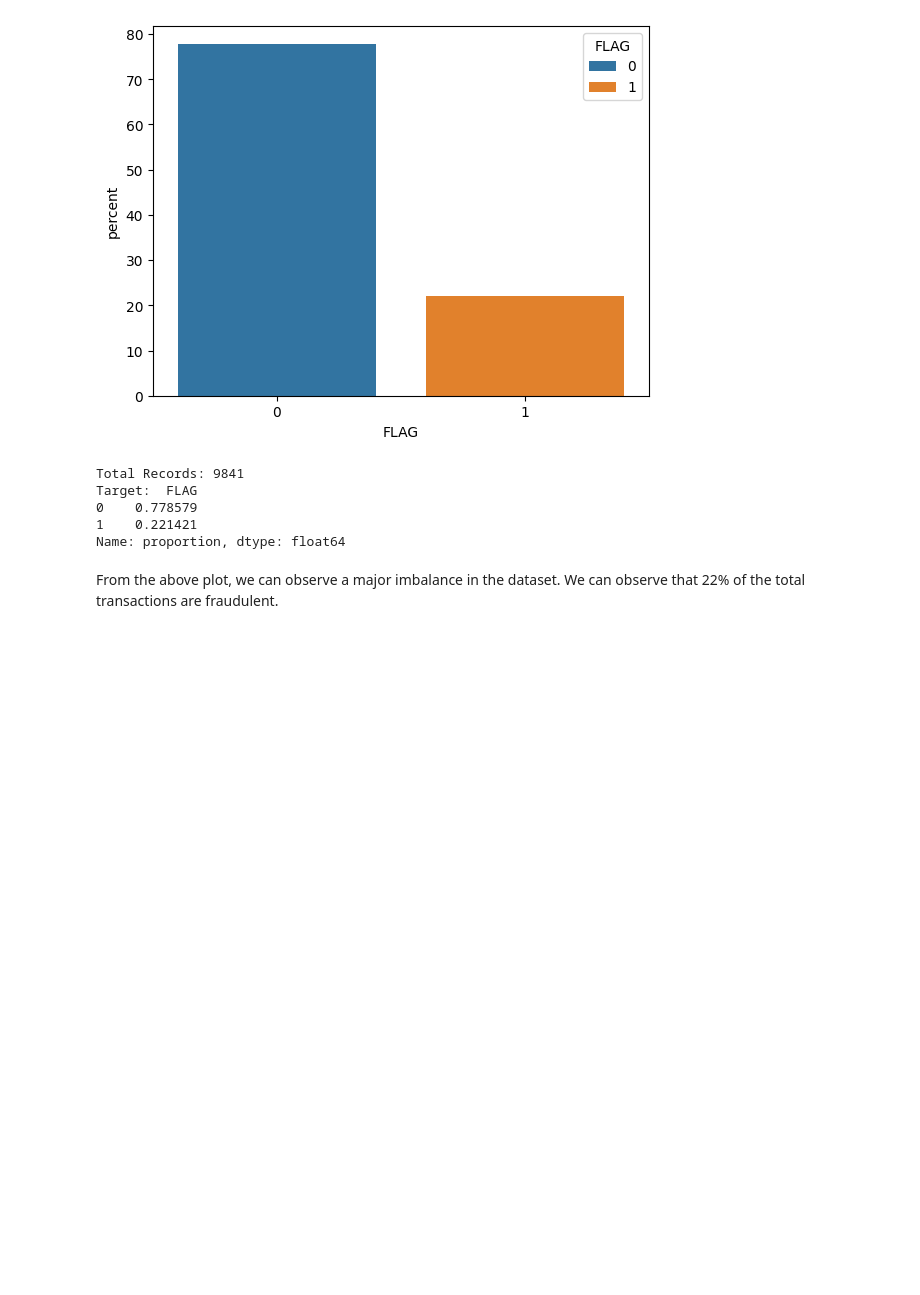
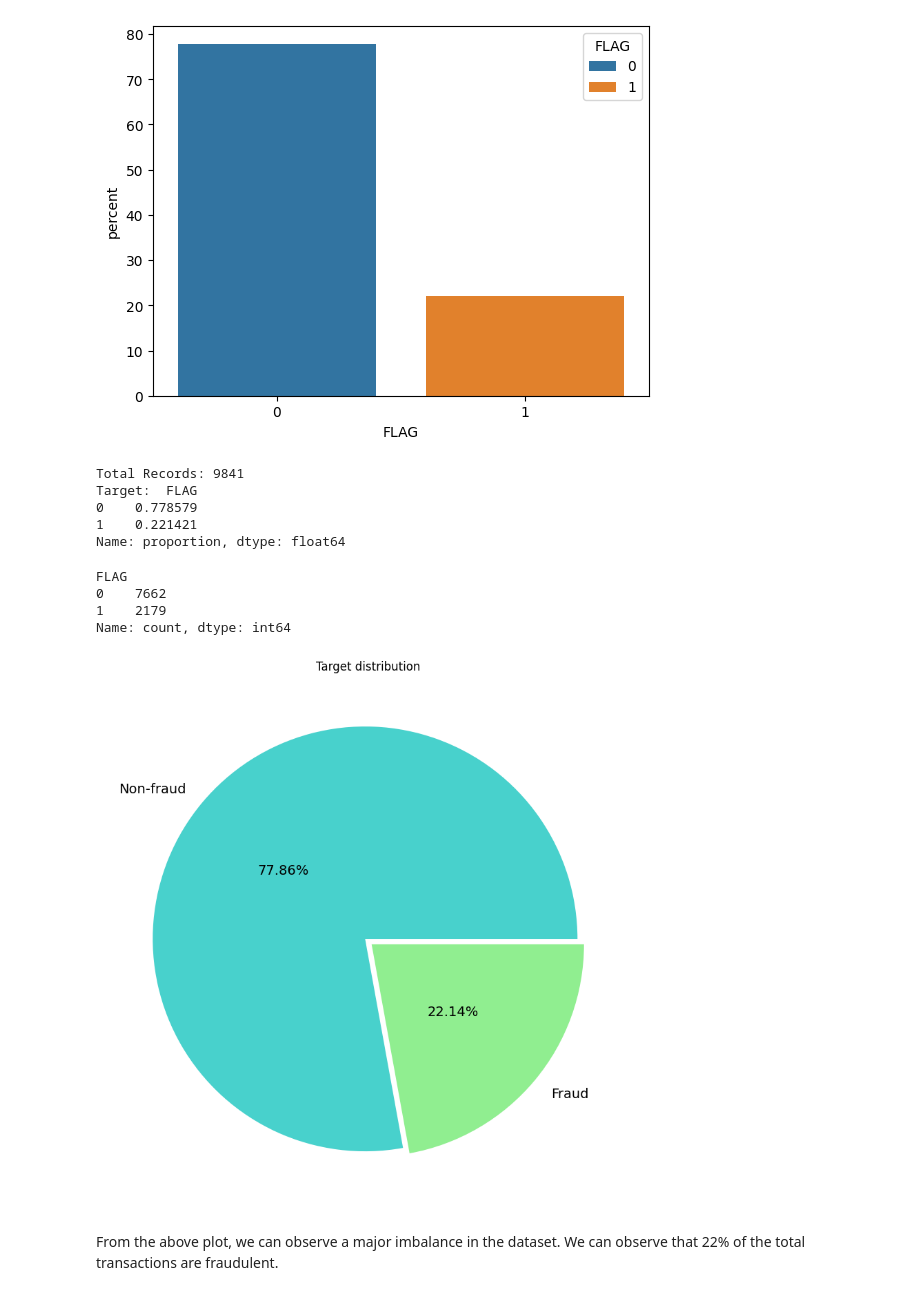
Before and after one commit to krypc-sharath2/EthAI, a Jupyter notebook: EthereumFraud.ipynb, the cells around one changed output. Drawn from its saved outputs; the diff is of its cells as text; code cells hidden in the pictures; blank space fills up the shorter version.

```diff
--- a/EthereumFraud.ipynb
+++ b/EthereumFraud.ipynb
@@ -100,6 +99,6 @@ from matplotlib import pyplot as plt
 # %%
 # Load the dataset
-eth_ds = pd.read_csv('./Dataset/transaction_dataset.csv')
+eth_ds = pd.read_csv('./Dataset/transaction_dataset.csv',index_col=0)
 # %%
 eth_ds.info()
 # %% [output]
@@ -122,0 +124,2 @@ memory usage: 3.8+ MB
+# %%
+eth_ds.drop(columns=['Index','Address'],inplace=True)
@@ -165,3 +190,5 @@ for col in zero_feature_list:
+# %%
+eth_ds.drop(columns=zero_feature_list,inplace=True)
 # %%
 sns.countplot(x=eth_ds.FLAG,hue=eth_ds.FLAG,stat='percent')
 plt.show()
@@ -174,5 +201,21 @@ Target:  FLAG
 0    0.778579
 1    0.221421
 Name: proportion, dtype: float64
+# %%
+# Inspect target distribution
+print(eth_ds['FLAG'].value_counts())
+
+pie, ax = plt.subplots(figsize=[15,10])
+labels = ['Non-fraud', 'Fraud']
+colors = ['mediumturquoise', 'lightgreen']
+plt.pie(x = eth_ds['FLAG'].value_counts(), autopct='%.2f%%', explode=[0.02]*2, labels=labels, pctdistance=0.5, textprops={'fontsize': 14}, colors = colors)
+plt.title('Target distribution')
+plt.show()
+# %% [output]
+FLAG
+0    7662
+1    2179
+Name: count, dtype: int64
+[figure, added]
 # %% [markdown]
 From the above plot, we can observe a major imbalance in the dataset. We can observe that 22% of the total transactions are fraudulent.
```
Also changed, not shown: parts of 41 cells of this notebook, 2 other files.
